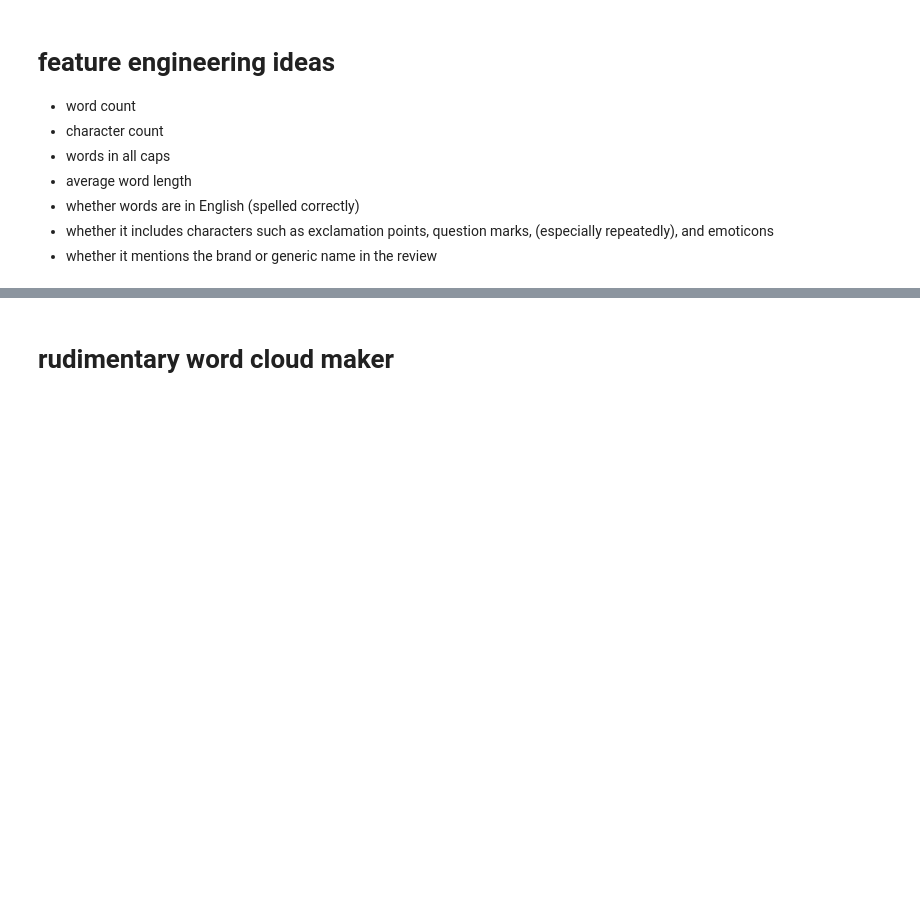
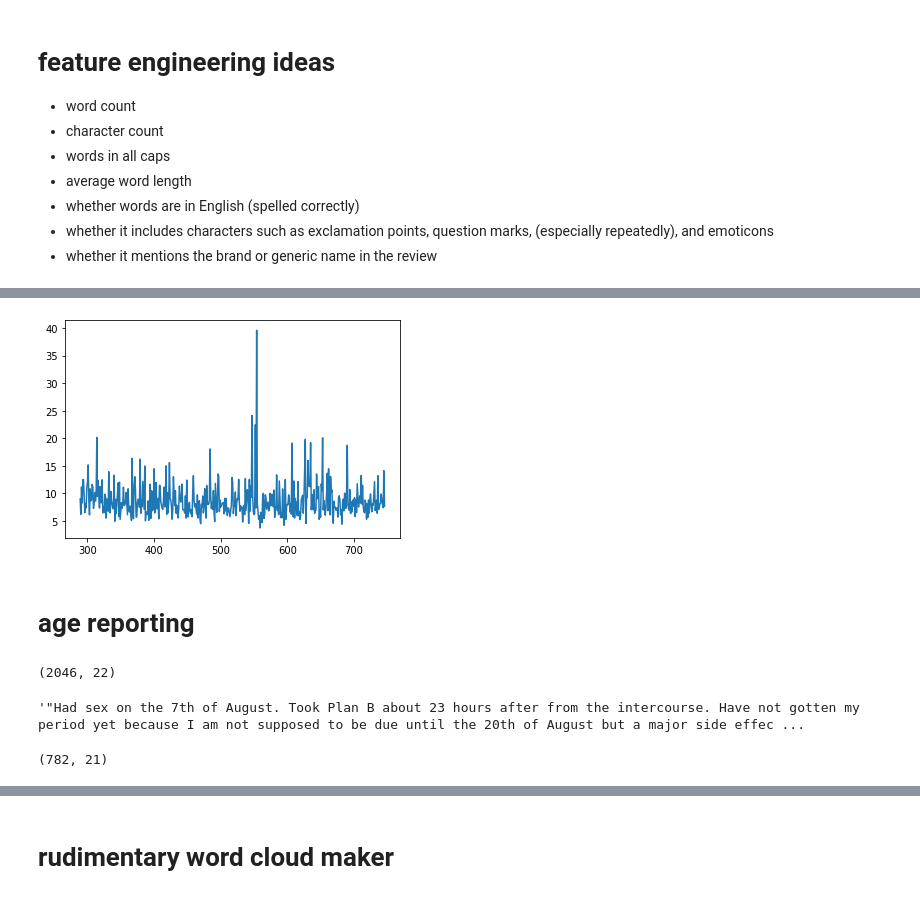
Before and after one commit to aarongalbraith/flatiron-phase5-project, a Jupyter notebook: notebooks/project_notebook.ipynb, the cells around one changed output, grey strips where cells are left out. Saved outputs shown, nothing was run; the diff lists cells and outputs as text; code cells hidden in the pictures; blank space fills up the shorter version.

```diff
--- a/notebooks/project_notebook.ipynb
+++ b/notebooks/project_notebook.ipynb
@@ -1435,0 +1020,23 @@ def plot_wordcloud(wordcloud):
+# %%
+plot_useful('character_count')
+# %% [output]
+[figure, added]
+# %% [markdown]
+# age reporting
+# %%
+df[df.review.str.contains('I am( only)*( just)* [1-4][0-9]')].shape
+# %% [output]
+(2046, 22)
+# %%
+df.review.loc[18]
+# %% [output]
+'"Had sex on the 7th of August. Took Plan B about 23 hours after from the intercourse. Have not gotten my period yet because I am not supposed to be due until the 20th of August but a major side effec ...
+# %%
+df[
+    (df.review.str.contains('years of age')) | \
+    (df.review.str.contains('years old')) | \
+    (df.review.str.contains('year-old')) | \
+    (df.review.str.contains('years-old'))
+].shape
+# %% [output]
+(782, 21)
```
Also changed, not shown: parts of 127 cells of this notebook.
